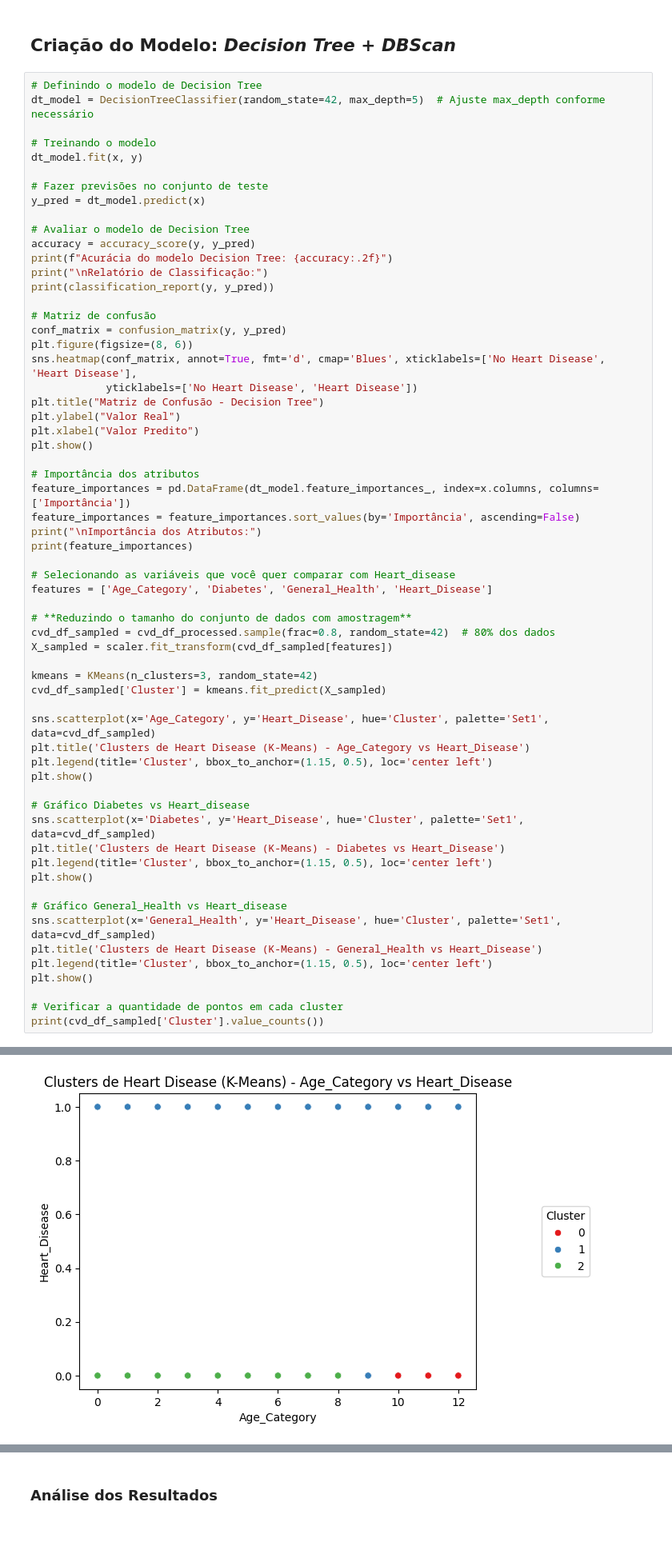
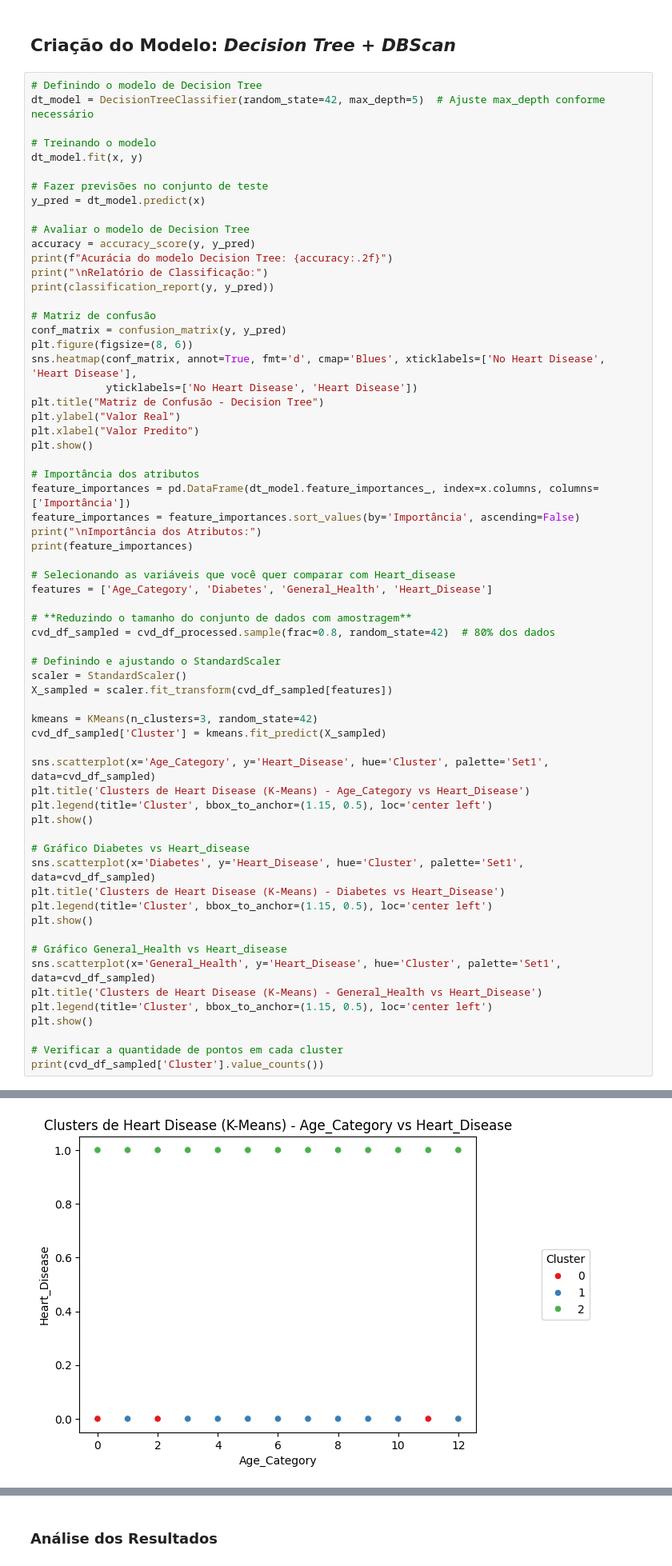
Before and after one commit to tjpoa/ProjetoIAA, a Jupyter notebook: notebooks/Deployment.ipynb, the cells around one changed output, grey strips where cells are left out. Shown at 80% size. Saved outputs shown, nothing was run; the diff lists cells and outputs as text; blank space fills up the shorter version.

```diff
--- a/notebooks/Deployment.ipynb
+++ b/notebooks/Deployment.ipynb
@@ -63,6 +61,9 @@ features = ['Age_Category', 'Diabetes', 'General_Health', 'Heart_Disease']
 
 # **Reduzindo o tamanho do conjunto de dados com amostragem**
 cvd_df_sampled = cvd_df_processed.sample(frac=0.8, random_state=42)  # 80% dos dados
+
+# Definindo e ajustando o StandardScaler
+scaler = StandardScaler()
 X_sampled = scaler.fit_transform(cvd_df_sampled[features])
 
 kmeans = KMeans(n_clusters=3, random_state=42)
@@ -115,6 +116,6 @@ Exercise                         0.000000
 ... (6 lines left out)
 Green_Vegetables_Consumption     0.000000
 FriedPotato_Consumption          0.000000
 BMI_classes                      0.000000
 Alcohol_Consumption_class        0.000000
-[figure, old version]
+[figure, new version]
```
Also changed, not shown: parts of 6 cells of this notebook, 6 other files.
